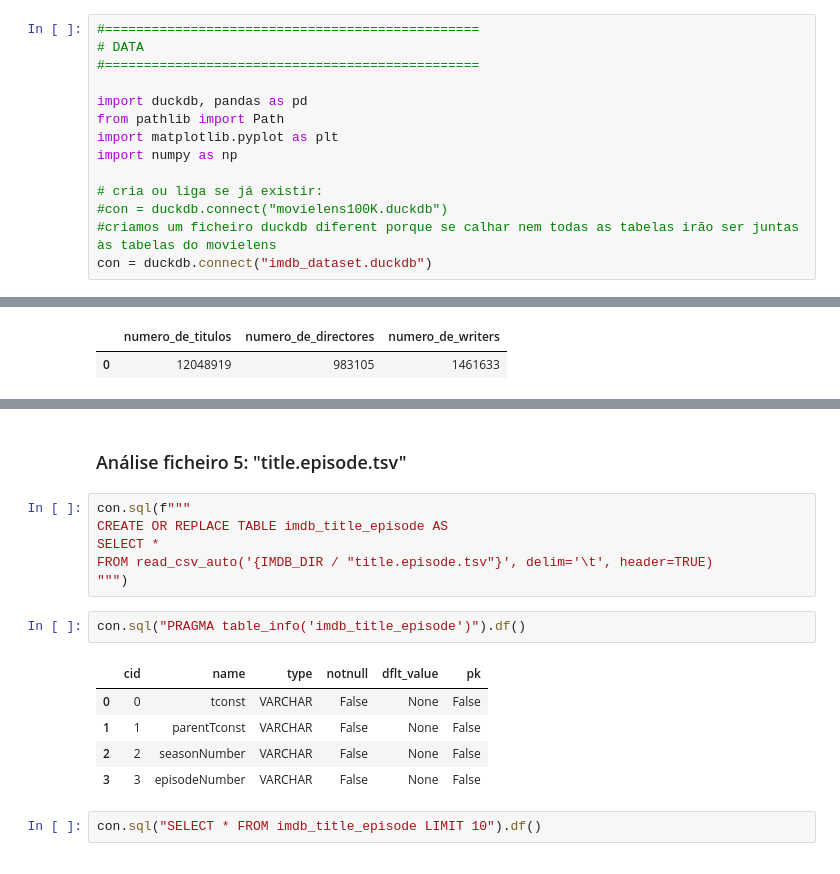
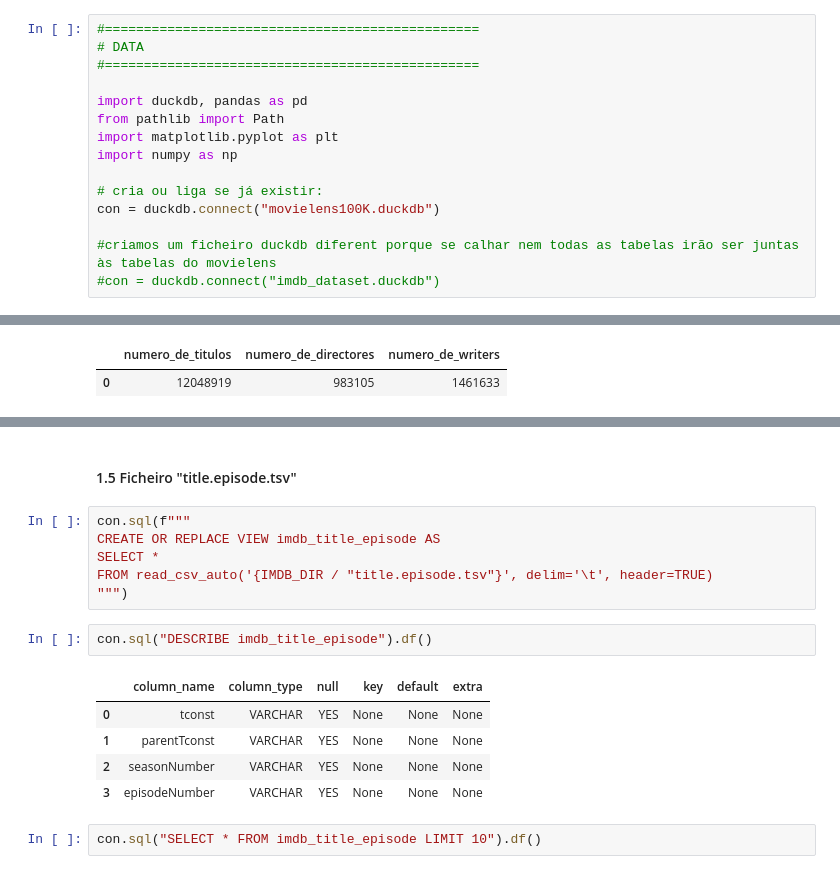
Before and after one commit to sergiopatinha/BigDataFoundations, a Jupyter notebook: notebooks/1.7 - Data Enrichment.ipynb, the cells around one changed output, grey strips where cells are left out. Drawn from its saved outputs; the diff is of its cells as text.

```diff
--- a/notebooks/1.7 - Data Enrichment.ipynb
+++ b/notebooks/1.7 - Data Enrichment.ipynb
@@ -9,9 +9,10 @@ import matplotlib.pyplot as plt
 import numpy as np
 
 # cria ou liga se já existir:
-#con = duckdb.connect("movielens100K.duckdb")
+con = duckdb.connect("movielens100K.duckdb")
+
 #criamos um ficheiro duckdb diferent porque se calhar nem todas as tabelas irão ser juntas às tabelas do movielens
-con = duckdb.connect("imdb_dataset.duckdb")
+#con = duckdb.connect("imdb_dataset.duckdb")
 # %%
 IMDB_DIR = Path("..") / "data" / "Imdb"
 IMDB_DIR
@@ -305,19 +301,19 @@ FROM imdb_title_crew
 # %% [markdown]
-### Análise ficheiro 5: "title.episode.tsv"
+#### 1.5 Ficheiro "title.episode.tsv"
 # %%
 con.sql(f"""
-CREATE OR REPLACE TABLE imdb_title_episode AS
+CREATE OR REPLACE VIEW imdb_title_episode AS
 SELECT *
 FROM read_csv_auto('{IMDB_DIR / "title.episode.tsv"}', delim='\t', header=TRUE)
 """)
 # %%
-con.sql("PRAGMA table_info('imdb_title_episode')").df()
+con.sql("DESCRIBE imdb_title_episode").df()
 # %% [output]
-|  | cid | name | type | notnull | dflt_value | pk |
-| 0 | 0 | tconst | VARCHAR | False | None | False |
-| 1 | 1 | parentTconst | VARCHAR | False | None | False |
-| 2 | 2 | seasonNumber | VARCHAR | False | None | False |
-| 3 | 3 | episodeNumber | VARCHAR | False | None | False |
+|  | column_name | column_type | null | key | default | extra |
+| 0 | tconst | VARCHAR | YES | None | None | None |
+| 1 | parentTconst | VARCHAR | YES | None | None | None |
+| 2 | seasonNumber | VARCHAR | YES | None | None | None |
+| 3 | episodeNumber | VARCHAR | YES | None | None | None |
 # %%
 con.sql("SELECT * FROM imdb_title_episode LIMIT 10").df()
 # %% [output]
```
Also changed, not shown: parts of 62 cells of this notebook, 1 other file.
